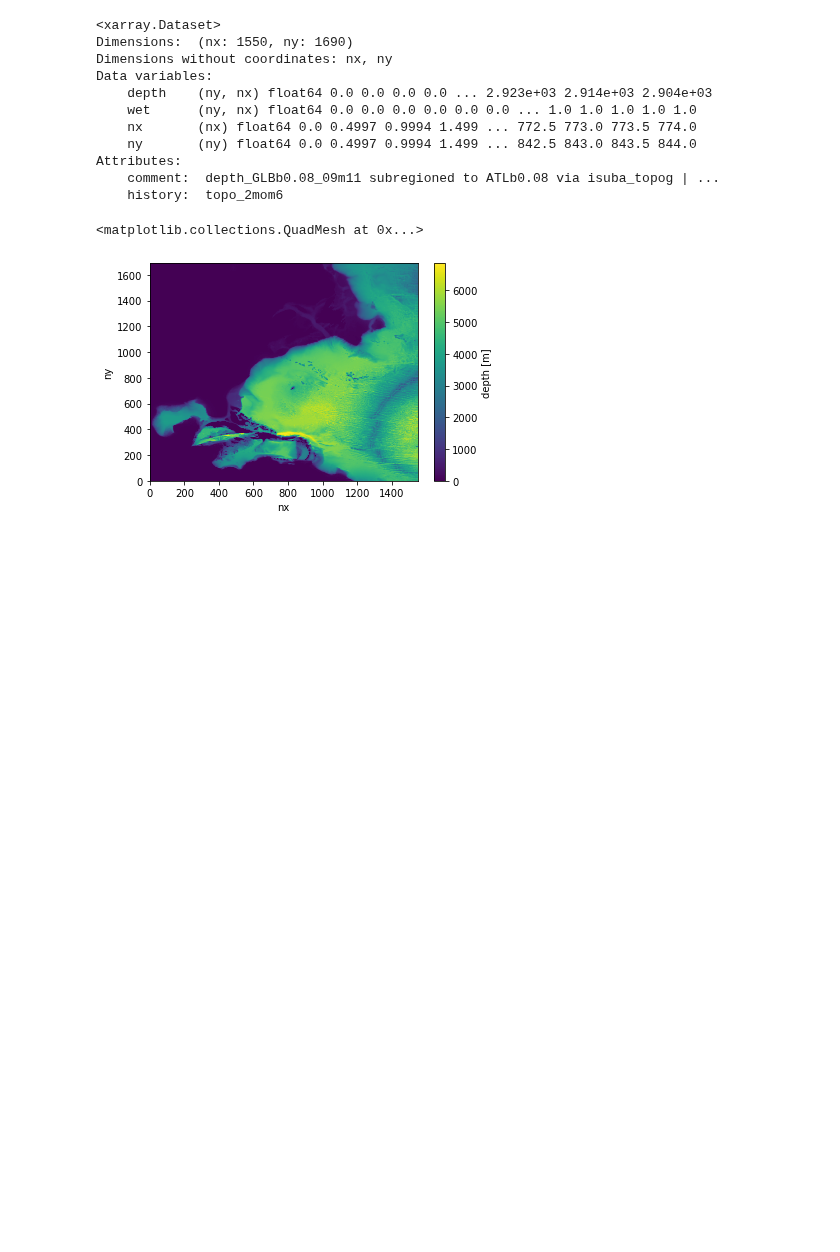
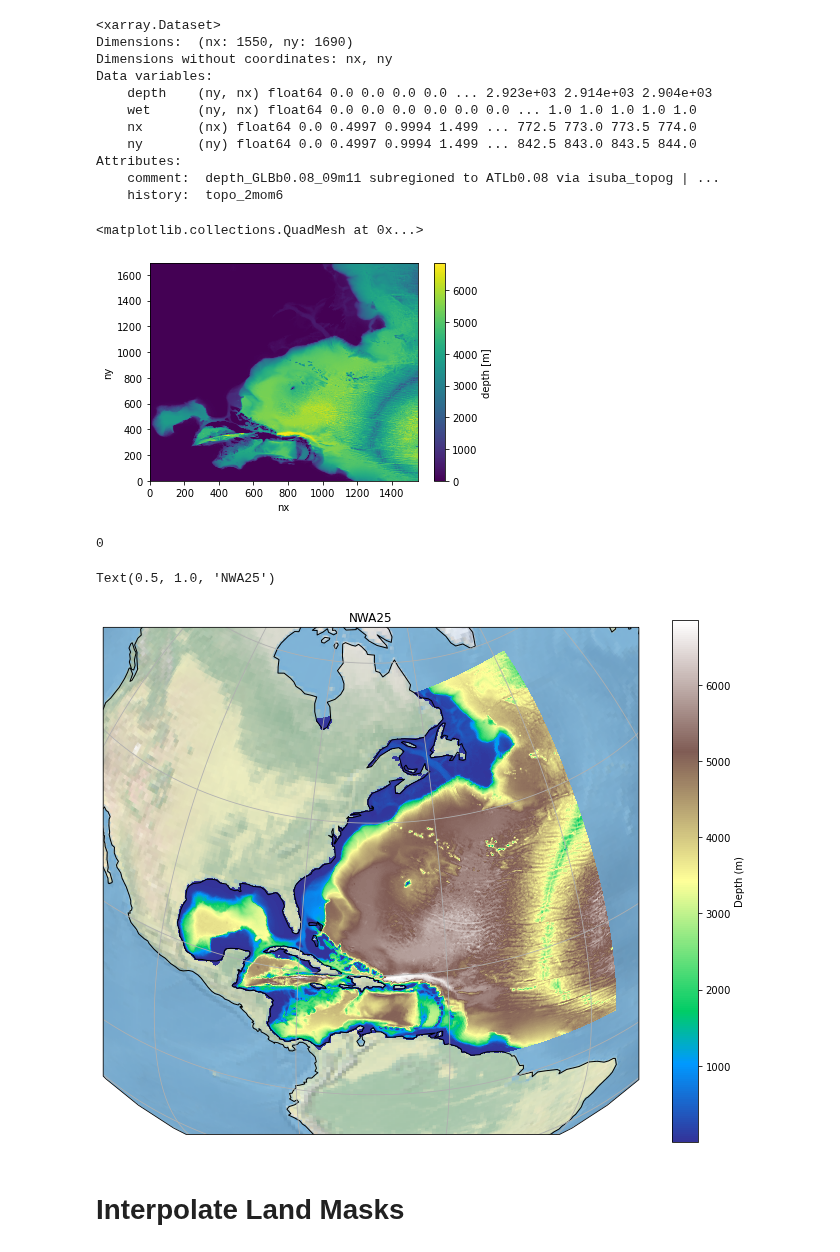
Before and after one commit to jsimkins2/esm_lab, a Jupyter notebook: grid_gen/gridfuncs/increase_grid_resolution.ipynb, the cells around one changed output. Saved outputs shown, nothing was run; the diff lists cells and outputs as text; code cells hidden in the pictures; blank space fills up the shorter version.

```diff
--- a/grid_gen/gridfuncs/increase_grid_resolution.ipynb
+++ b/grid_gen/gridfuncs/increase_grid_resolution.ipynb
@@ -100,3 +98,28 @@ subtopo_interp.depth.plot()
 # %% [output]
 <matplotlib.collections.QuadMesh at 0x...>
 [figure]
+# %%
+np.count_nonzero(np.isnan(subtopo_interp.depth.values))
+# %% [output]
+0
+# %%
+sg = subgrid_interp.coarsen(nxp=2, nyp=2,boundary="trim").mean()
+
+#subtopo_interp.depth.values = subtopo_interp.depth.where(subtopo_interp['depth'].values > 0.01,np.nan)
+import cartopy.crs as crs
+import matplotlib.pyplot as plt
+import cartopy.feature as cfeature
+#subtopo.depth.values = subtopo.depth.where(subtopo.depth!=0)
+
+figure = plt.figure(figsize=(12,12))
+ax = figure.add_subplot(1,1,1, projection=crs.NearsidePerspective(central_latitude=45, central_longitude=290))
+ax.set_extent([-110, -30, -10,60], crs=crs.PlateCarree())
+im = ax.pcolormesh(sg.x.values, sg.y.values, subtopo_interp.depth.where(subtopo_interp['depth'].values > 0.01,np.nan), transform=crs.PlateCarree(), cmap='terrain')
+plt.colorbar(im, label="Depth (m)", shrink=0.8)
+ax.stock_img()
+ax.coastlines()
+ax.gridlines()
+plt.title("NWA25")
+# %% [output]
+Text(0.5, 1.0, 'NWA25')
+[figure, added]
@@ -102,0 +128,2 @@ subtopo_interp.depth.plot()
+# %% [markdown]
+# Interpolate Land Masks
```
Also changed, not shown: parts of 23 cells of this notebook, 1 other file.
